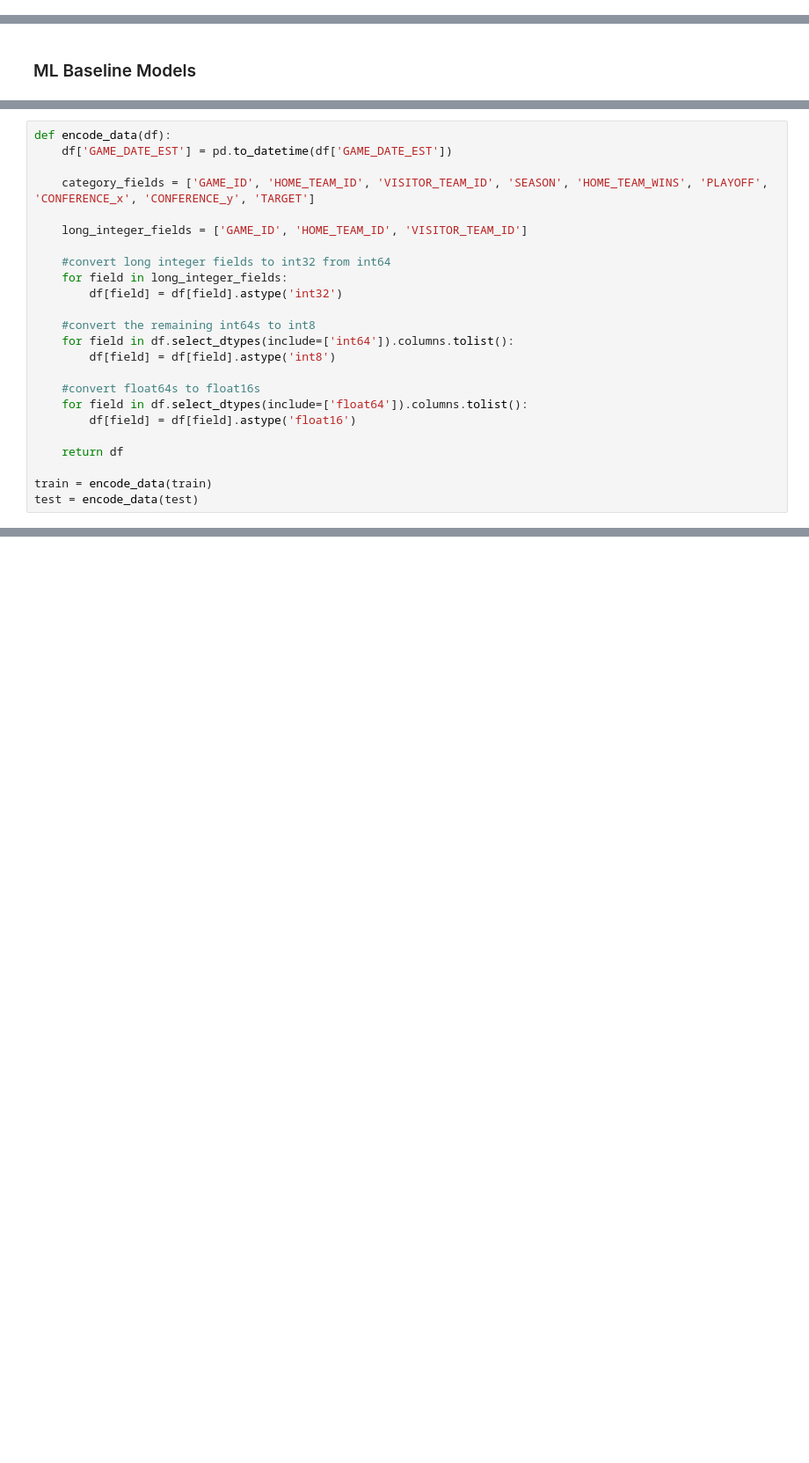
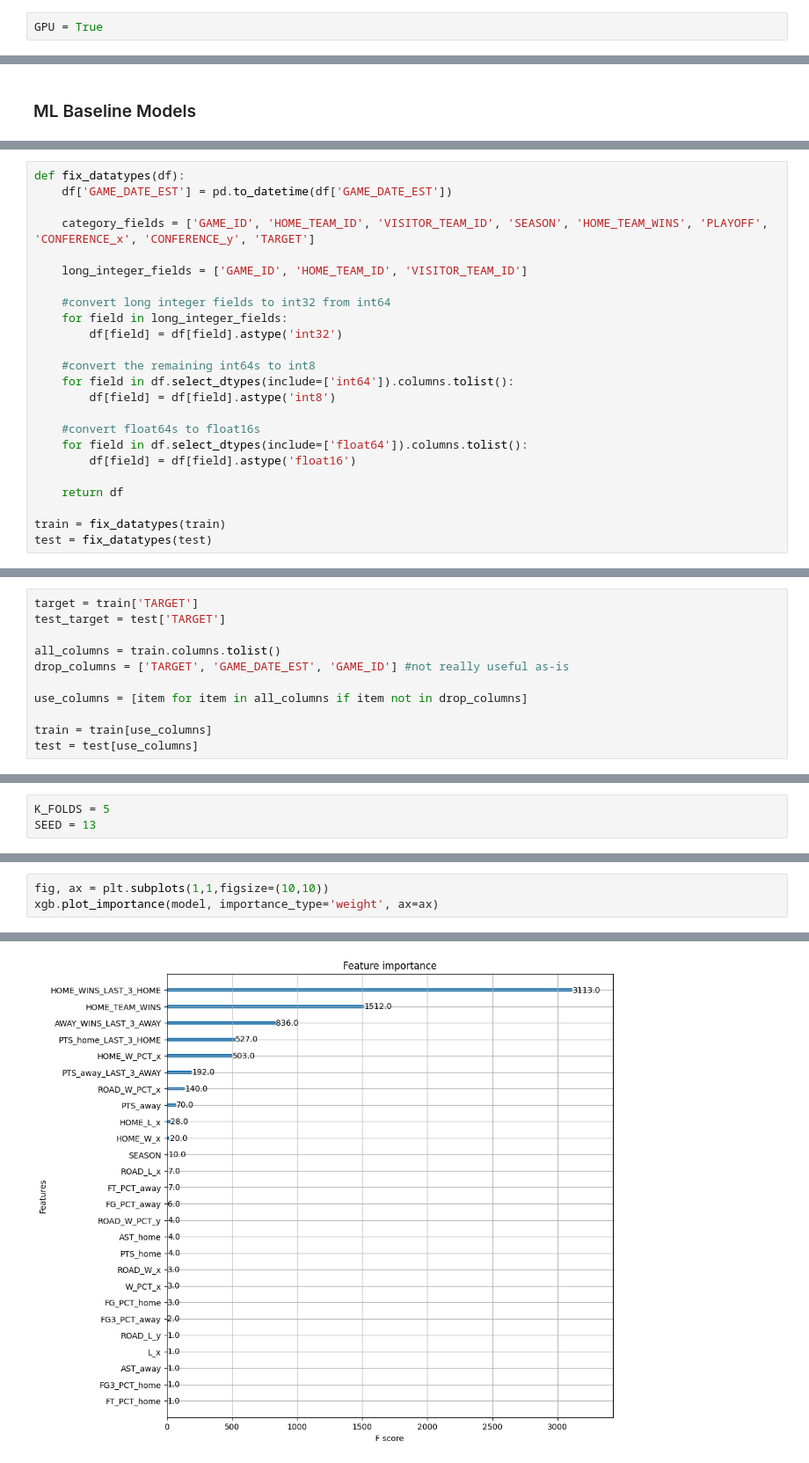
Before and after one commit to cmunch1/nba-prediction, a Jupyter notebook: 04_model_baseline.ipynb, the cells around one changed output, grey strips where cells are left out. Shown at 88% size. Saved outputs shown, nothing was run; the diff lists cells and outputs as text; blank space fills up the shorter version.

```diff
--- a/04_model_baseline.ipynb
+++ b/04_model_baseline.ipynb
@@ -1,3 +1,5 @@
+# %%
+GPU = True
 # %% [markdown]
 ### Baseline Models
 
@@ -120,5 +132,5 @@ accuracy_score(true,predict), roc_auc_score(true,predict)
 # %%
-def encode_data(df):
+def fix_datatypes(df):
     df['GAME_DATE_EST'] = pd.to_datetime(df['GAME_DATE_EST'])
 
     category_fields = ['GAME_ID', 'HOME_TEAM_ID', 'VISITOR_TEAM_ID', 'SEASON', 'HOME_TEAM_WINS', 'PLAYOFF', 'CONFERENCE_x', 'CONFERENCE_y', 'TARGET']
@@ -139,5 +151,5 @@ def encode_data(df):
 
     return df
 
-train = encode_data(train)
-test = encode_data(test)
+train = fix_datatypes(train)
+test = fix_datatypes(test)
@@ -143,0 +158,11 @@ test = encode_data(test)
+# %%
+target = train['TARGET']
+test_target = test['TARGET']
+
+all_columns = train.columns.tolist()
+drop_columns = ['TARGET', 'GAME_DATE_EST', 'GAME_ID'] #not really useful as-is
+
+use_columns = [item for item in all_columns if item not in drop_columns]
+
+train = train[use_columns]
+test = test[use_columns]
@@ -143,0 +171,3 @@ test = encode_data(test)
+# %%
+K_FOLDS = 5
+SEED = 13
@@ -143,0 +302,4 @@ test = encode_data(test)
+# %%
+fig, ax = plt.subplots(1,1,figsize=(10,10))
+xgb.plot_importance(model, importance_type='weight', ax=ax)
+# %% [output]
@@ -143,0 +307 @@ test = encode_data(test)
+[figure, added]
```
Also changed, not shown: parts of 13 cells of this notebook.
